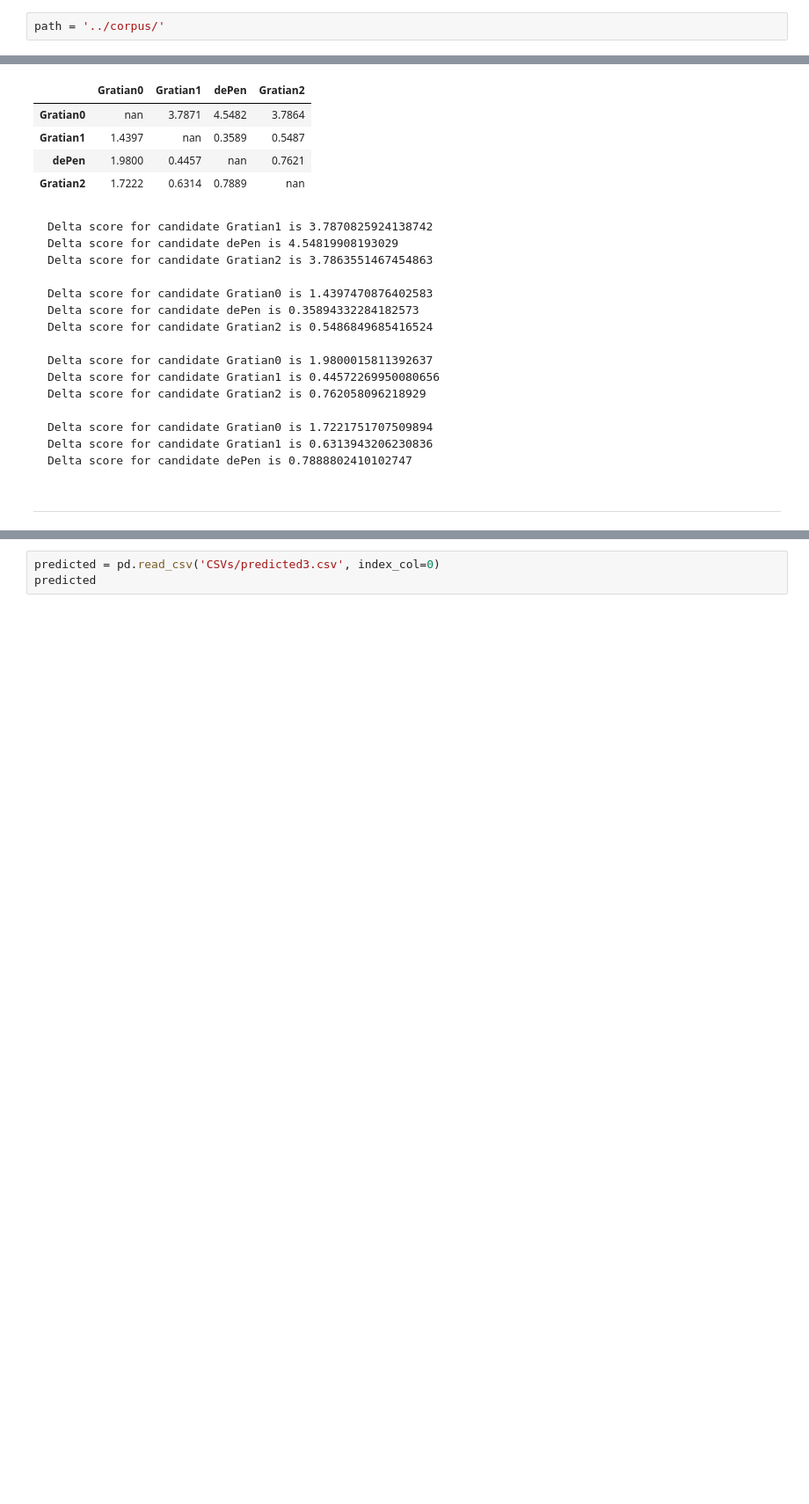
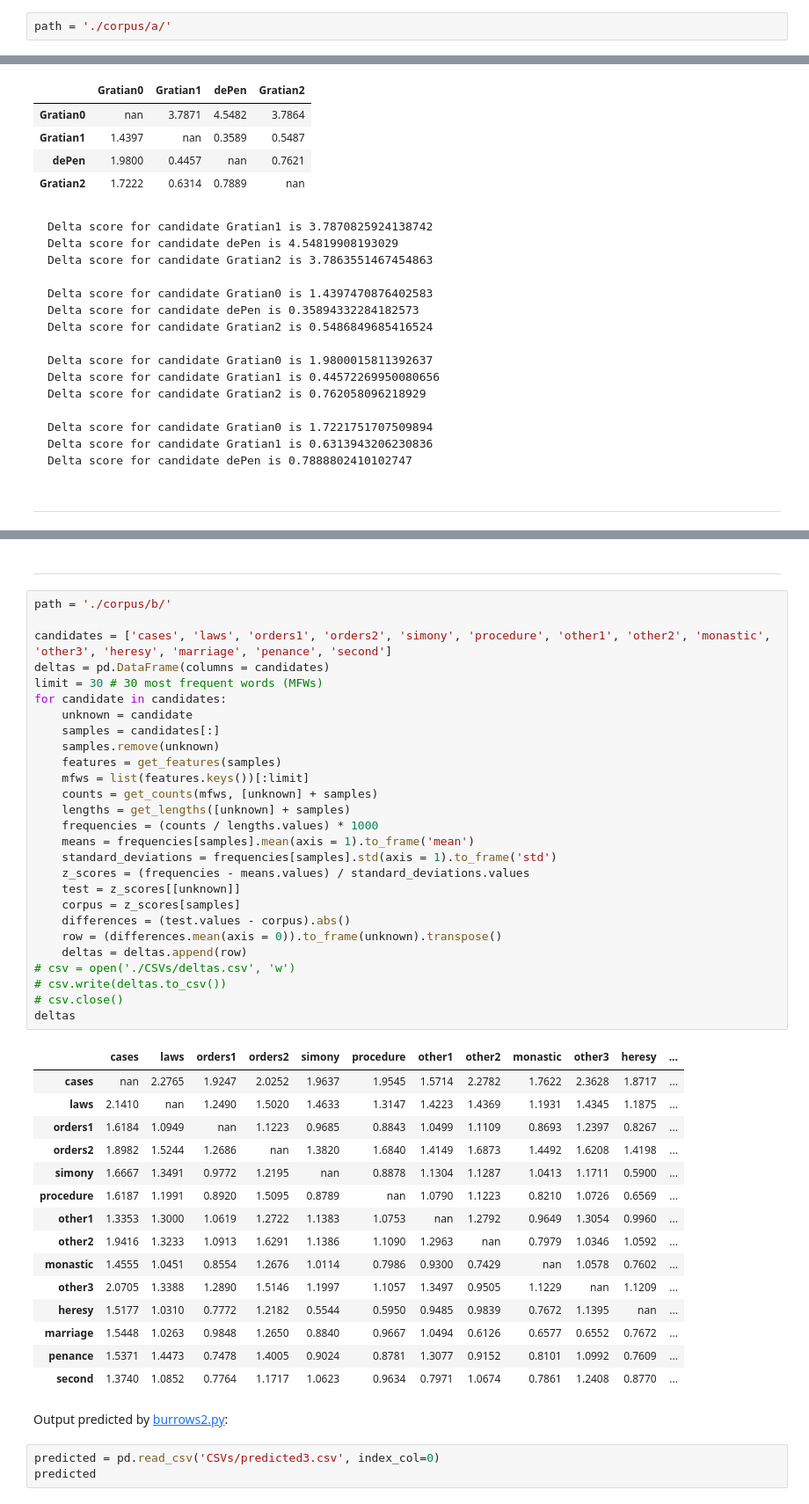
Before and after one commit to decretist/Dissertation, a Jupyter notebook: Notebooks/Burrows/Burrows3.ipynb, the cells around one changed output, grey strips where cells are left out. Shown at 88% size. Cells and saved outputs as stored; diff of their text form; blank space fills up the shorter version.

Commit message:
Code for Burrows notebook mostly complete
The emphasis is going to be on text from here on out.

```diff
--- a/Notebooks/Burrows/Burrows3.ipynb
+++ b/Notebooks/Burrows/Burrows3.ipynb
@@ -1,5 +1,5 @@
 # %%
-path = '../corpus/'
+path = './corpus/a/'
 # %%
 import re
 
@@ -210,3 +245,50 @@ Below is the table of predicted values for Burrows's Delta ($\Delta_B$) for the
+# %% [markdown]
+---
+# %%
+path = './corpus/b/'
+
+candidates = ['cases', 'laws', 'orders1', 'orders2', 'simony', 'procedure', 'other1', 'other2', 'monastic', 'other3', 'heresy', 'marriage', 'penance', 'second']
+deltas = pd.DataFrame(columns = candidates)
+limit = 30 # 30 most frequent words (MFWs)
+for candidate in candidates:
+    unknown = candidate
+    samples = candidates[:]
+    samples.remove(unknown)
+    features = get_features(samples)
+    mfws = list(features.keys())[:limit]
+    counts = get_counts(mfws, [unknown] + samples)
+    lengths = get_lengths([unknown] + samples)
+    frequencies = (counts / lengths.values) * 1000
+    means = frequencies[samples].mean(axis = 1).to_frame('mean')
+    standard_deviations = frequencies[samples].std(axis = 1).to_frame('std')
+    z_scores = (frequencies - means.values) / standard_deviations.values
+    test = z_scores[[unknown]]
+    corpus = z_scores[samples]
+    differences = (test.values - corpus).abs()
+    row = (differences.mean(axis = 0)).to_frame(unknown).transpose()
+    deltas = deltas.append(row)
+# csv = open('./CSVs/deltas.csv', 'w')
+# csv.write(deltas.to_csv())
+# csv.close()
+deltas
+# %% [output]
+|  | cases | laws | orders1 | orders2 | simony | procedure | other1 | other2 | monastic | other3 | heresy | ... |
+| cases | nan | 2.2765 | 1.9247 | 2.0252 | 1.9637 | 1.9545 | 1.5714 | 2.2782 | 1.7622 | 2.3628 | 1.8717 | ... |
+| laws | 2.1410 | nan | 1.2490 | 1.5020 | 1.4633 | 1.3147 | 1.4223 | 1.4369 | 1.1931 | 1.4345 | 1.1875 | ... |
+| orders1 | 1.6184 | 1.0949 | nan | 1.1223 | 0.9685 | 0.8843 | 1.0499 | 1.1109 | 0.8693 | 1.2397 | 0.8267 | ... |
+| orders2 | 1.8982 | 1.5244 | 1.2686 | nan | 1.3820 | 1.6840 | 1.4149 | 1.6873 | 1.4492 | 1.6208 | 1.4198 | ... |
+| simony | 1.6667 | 1.3491 | 0.9772 | 1.2195 | nan | 0.8878 | 1.1304 | 1.1287 | 1.0413 | 1.1711 | 0.5900 | ... |
+| procedure | 1.6187 | 1.1991 | 0.8920 | 1.5095 | 0.8789 | nan | 1.0790 | 1.1223 | 0.8210 | 1.0726 | 0.6569 | ... |
+| other1 | 1.3353 | 1.3000 | 1.0619 | 1.2722 | 1.1383 | 1.0753 | nan | 1.2792 | 0.9649 | 1.3054 | 0.9960 | ... |
+| other2 | 1.9416 | 1.3233 | 1.0913 | 1.6291 | 1.1386 | 1.1090 | 1.2963 | nan | 0.7979 | 1.0346 | 1.0592 | ... |
+| monastic | 1.4555 | 1.0451 | 0.8554 | 1.2676 | 1.0114 | 0.7986 | 0.9300 | 0.7429 | nan | 1.0578 | 0.7602 | ... |
+| other3 | 2.0705 | 1.3388 | 1.2890 | 1.5146 | 1.1997 | 1.1057 | 1.3497 | 0.9505 | 1.1229 | nan | 1.1209 | ... |
+| heresy | 1.5177 | 1.0310 | 0.7772 | 1.2182 | 0.5544 | 0.5950 | 0.9485 | 0.9839 | 0.7672 | 1.1395 | nan | ... |
+| marriage | 1.5448 | 1.0263 | 0.9848 | 1.2650 | 0.8840 | 0.9667 | 1.0494 | 0.6126 | 0.6577 | 0.6552 | 0.7672 | ... |
+| penance | 1.5371 | 1.4473 | 0.7478 | 1.4005 | 0.9024 | 0.8781 | 1.3077 | 0.9152 | 0.8101 | 1.0992 | 0.7609 | ... |
+| second | 1.3740 | 1.0852 | 0.7764 | 1.1717 | 1.0623 | 0.9634 | 0.7971 | 1.0674 | 0.7861 | 1.2408 | 0.8770 | ... |
+# %% [markdown]
+Output predicted by [burrows2.py](https://github.com/decretist/Delta/blob/master/burrows/burrows2.py):
 # %%
 predicted = pd.read_csv('CSVs/predicted3.csv', index_col=0)
 predicted
```
Also changed, not shown: parts of 3 cells of this notebook, 20 other files.
